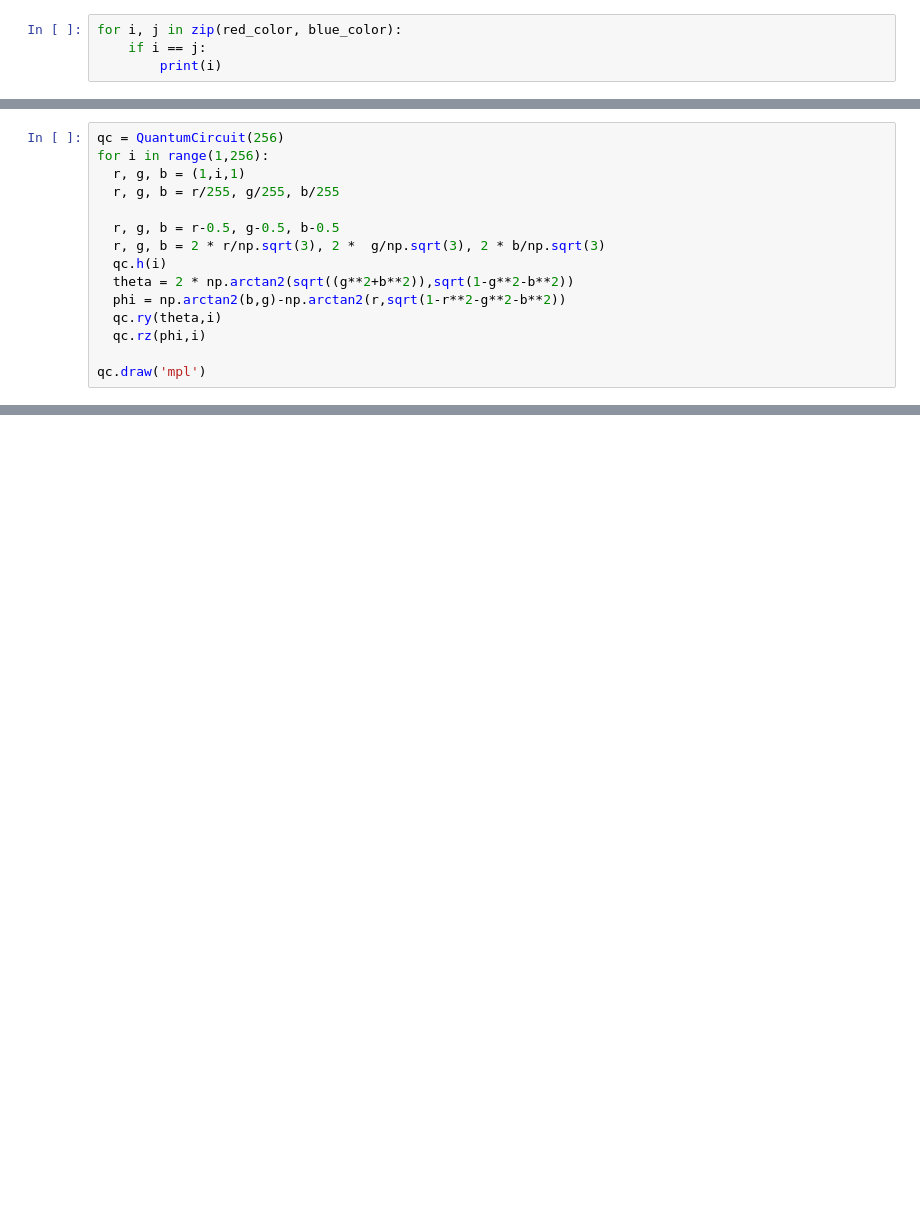
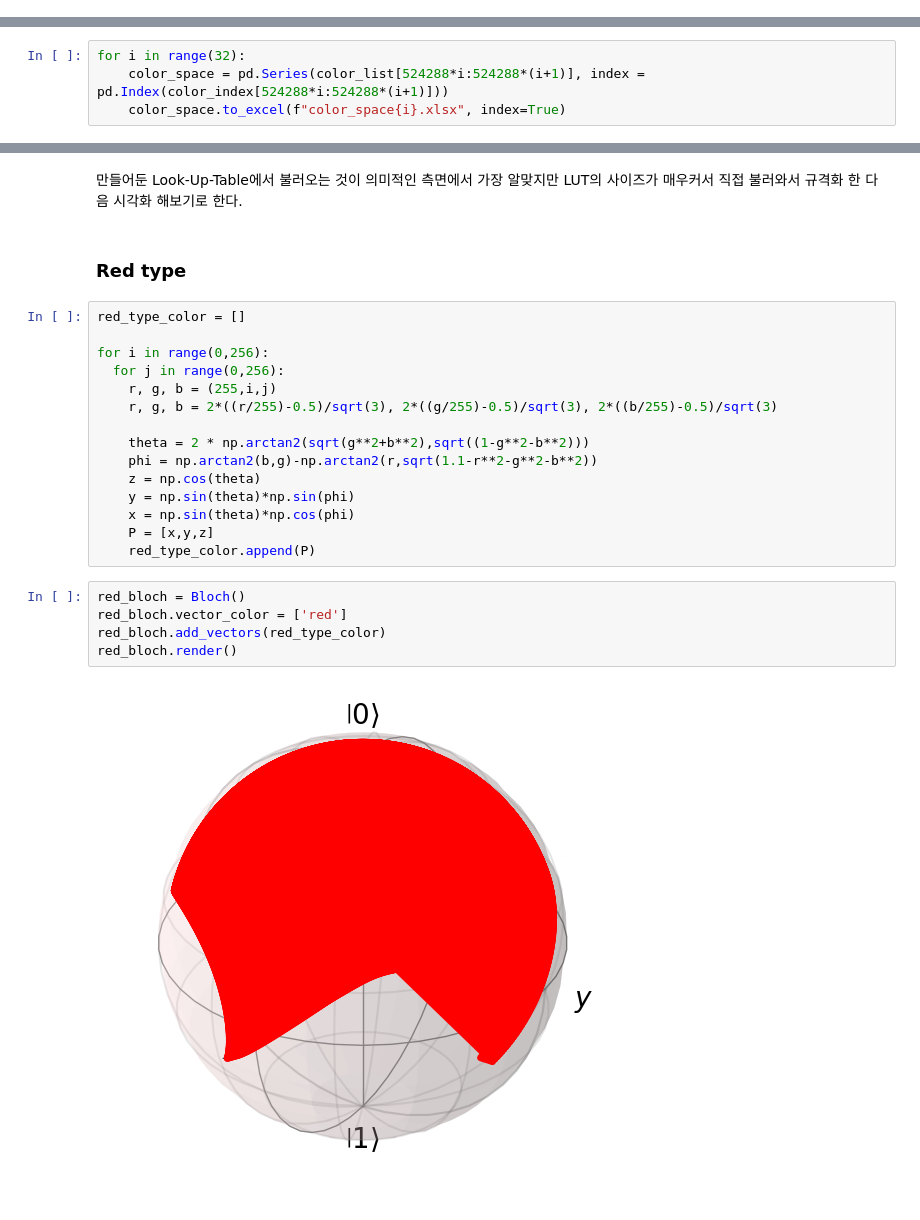
Before and after one commit to ksm999/Stereo, a Jupyter notebook: Color_mapping.ipynb, the cells around one changed output, grey strips where cells are left out. Drawn from its saved outputs; the diff is of its cells as text; blank space fills up the shorter version.

Commit message:
Color Space Done

```diff
--- a/Color_mapping.ipynb
+++ b/Color_mapping.ipynb
@@ -311,4 +0,0 @@ red_color
-# %%
-for i, j in zip(red_color, blue_color):
-    if i == j:
-        print(i)
@@ -556,15 +0,0 @@ ValueError: ignored
-# %%
-qc = QuantumCircuit(256)
-for i in range(1,256):
-  r, g, b = (1,i,1)
-  r, g, b = r/255, g/255, b/255
-
-  r, g, b = r-0.5, g-0.5, b-0.5
-  r, g, b = 2 * r/np.sqrt(3), 2 *  g/np.sqrt(3), 2 * b/np.sqrt(3)
-  qc.h(i)
-  theta = 2 * np.arctan2(sqrt((g**2+b**2)),sqrt(1-g**2-b**2))
-  phi = np.arctan2(b,g)-np.arctan2(r,sqrt(1-r**2-g**2-b**2))
-  qc.ry(theta,i)
-  qc.rz(phi,i)
-
-qc.draw('mpl')
@@ -572,0 +68,4 @@ qc.draw('mpl')
+# %%
+for i in range(32):
+    color_space = pd.Series(color_list[524288*i:524288*(i+1)], index = pd.Index(color_index[524288*i:524288*(i+1)]))
+    color_space.to_excel(f"color_space{i}.xlsx", index=True)
@@ -572,0 +74,26 @@ qc.draw('mpl')
+# %% [markdown]
+만들어둔 Look-Up-Table에서 불러오는 것이 의미적인 측면에서 가장 알맞지만 LUT의 사이즈가 매우커서 직접 불러와서 규격화 한 다음 시각화 해보기로 한다.
+# %% [markdown]
+### Red type
+# %%
+red_type_color = []
+
+for i in range(0,256):
+  for j in range(0,256):
+    r, g, b = (255,i,j)
+    r, g, b = 2*((r/255)-0.5)/sqrt(3), 2*((g/255)-0.5)/sqrt(3), 2*((b/255)-0.5)/sqrt(3)
+
+    theta = 2 * np.arctan2(sqrt(g**2+b**2),sqrt((1-g**2-b**2)))
+    phi = np.arctan2(b,g)-np.arctan2(r,sqrt(1.1-r**2-g**2-b**2))
+    z = np.cos(theta)
+    y = np.sin(theta)*np.sin(phi)
+    x = np.sin(theta)*np.cos(phi)
+    P = [x,y,z]
+    red_type_color.append(P)
+# %%
+red_bloch = Bloch()
+red_bloch.vector_color = ['red']
+red_bloch.add_vectors(red_type_color)
+red_bloch.render()
+# %% [output]
+[figure, added]
```
Also changed, not shown: parts of 95 cells of this notebook.
